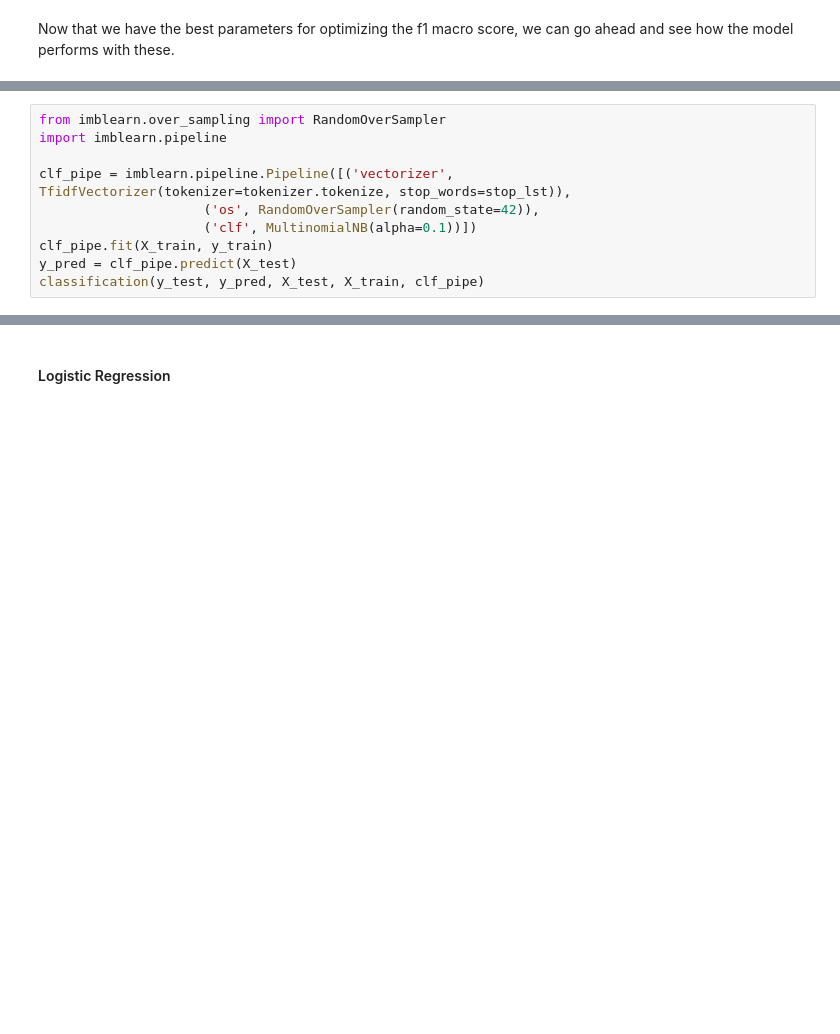
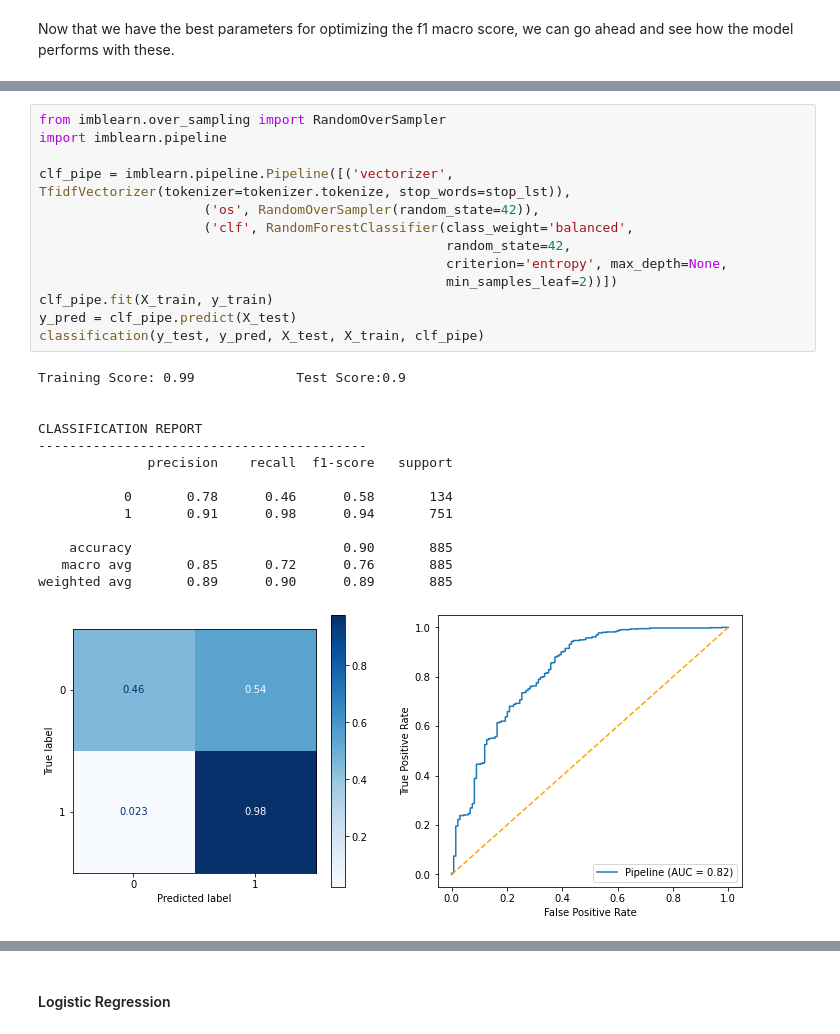
Before and after one commit to ebtezcan/Apple-Google-NLP-Analysis, a Jupyter notebook: index_OSEMN_plus_mvp.ipynb, the cells around one changed output, grey strips where cells are left out. Cells and saved outputs as stored; diff of their text form; blank space fills up the shorter version.

```diff
--- a/index_OSEMN_plus_mvp.ipynb
+++ b/index_OSEMN_plus_mvp.ipynb
@@ -1156,10 +1154,28 @@ After tuning the model, we can see that the model correctly identified 47% of th
 # %%
 from imblearn.over_sampling import RandomOverSampler
 import imblearn.pipeline
 
 clf_pipe = imblearn.pipeline.Pipeline([('vectorizer', TfidfVectorizer(tokenizer=tokenizer.tokenize, stop_words=stop_lst)),
                      ('os', RandomOverSampler(random_state=42)),
-                     ('clf', MultinomialNB(alpha=0.1))])
+                     ('clf', RandomForestClassifier(class_weight='balanced',
+                                                    random_state=42,
+                                                    criterion='entropy', max_depth=None,
+                                                    min_samples_leaf=2))])
 clf_pipe.fit(X_train, y_train)
 y_pred = clf_pipe.predict(X_test)
 classification(y_test, y_pred, X_test, X_train, clf_pipe)
+# %% [output]
+Training Score: 0.99             Test Score:0.9
+
+
+CLASSIFICATION REPORT
+------------------------------------------
+              precision    recall  f1-score   support
+
+           0       0.78      0.46      0.58       134
+           1       0.91      0.98      0.94       751
+
+    accuracy                           0.90       885
+   macro avg       0.85      0.72      0.76       885
+weighted avg       0.89      0.90      0.89       885
+[figure, added]
```
Also changed, not shown: parts of 10 cells of this notebook.
